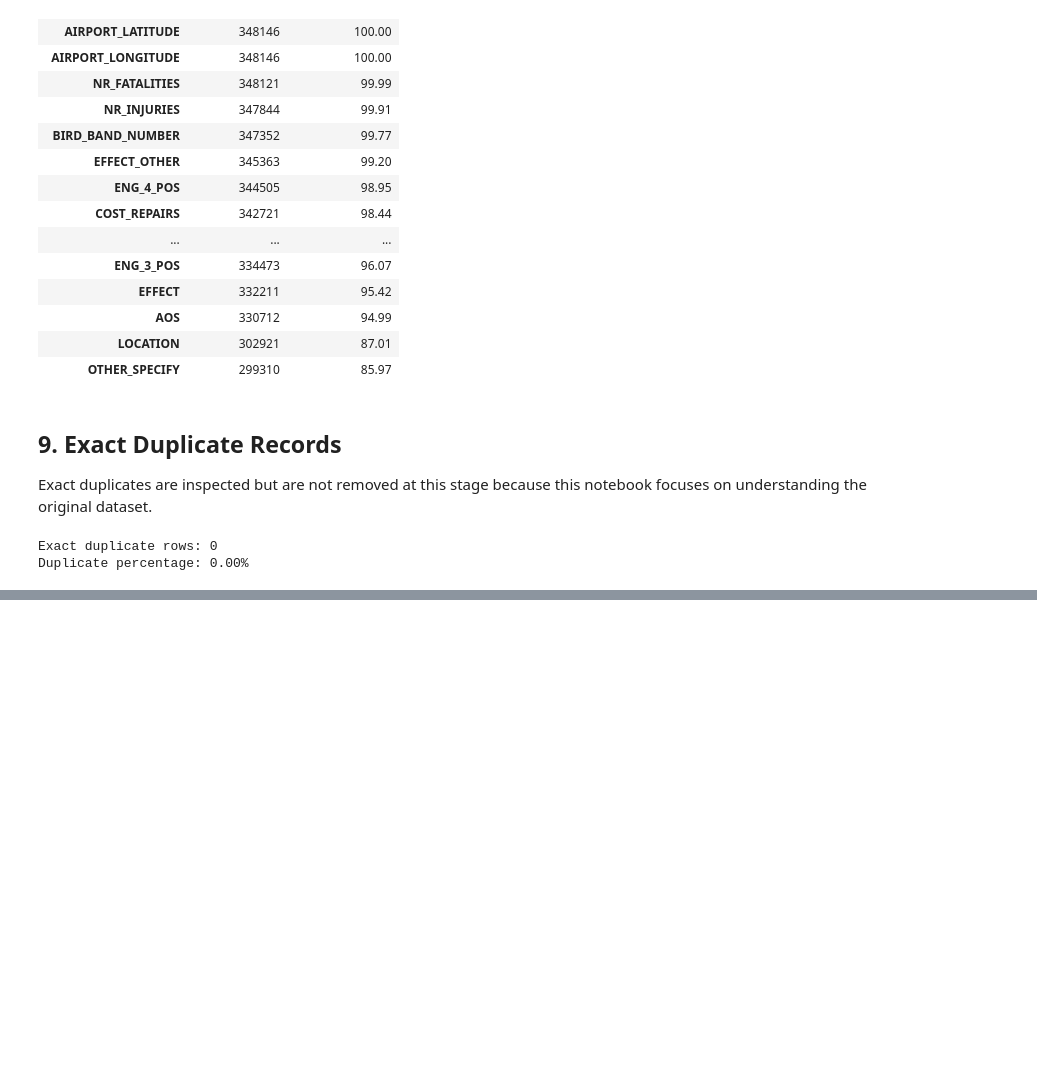
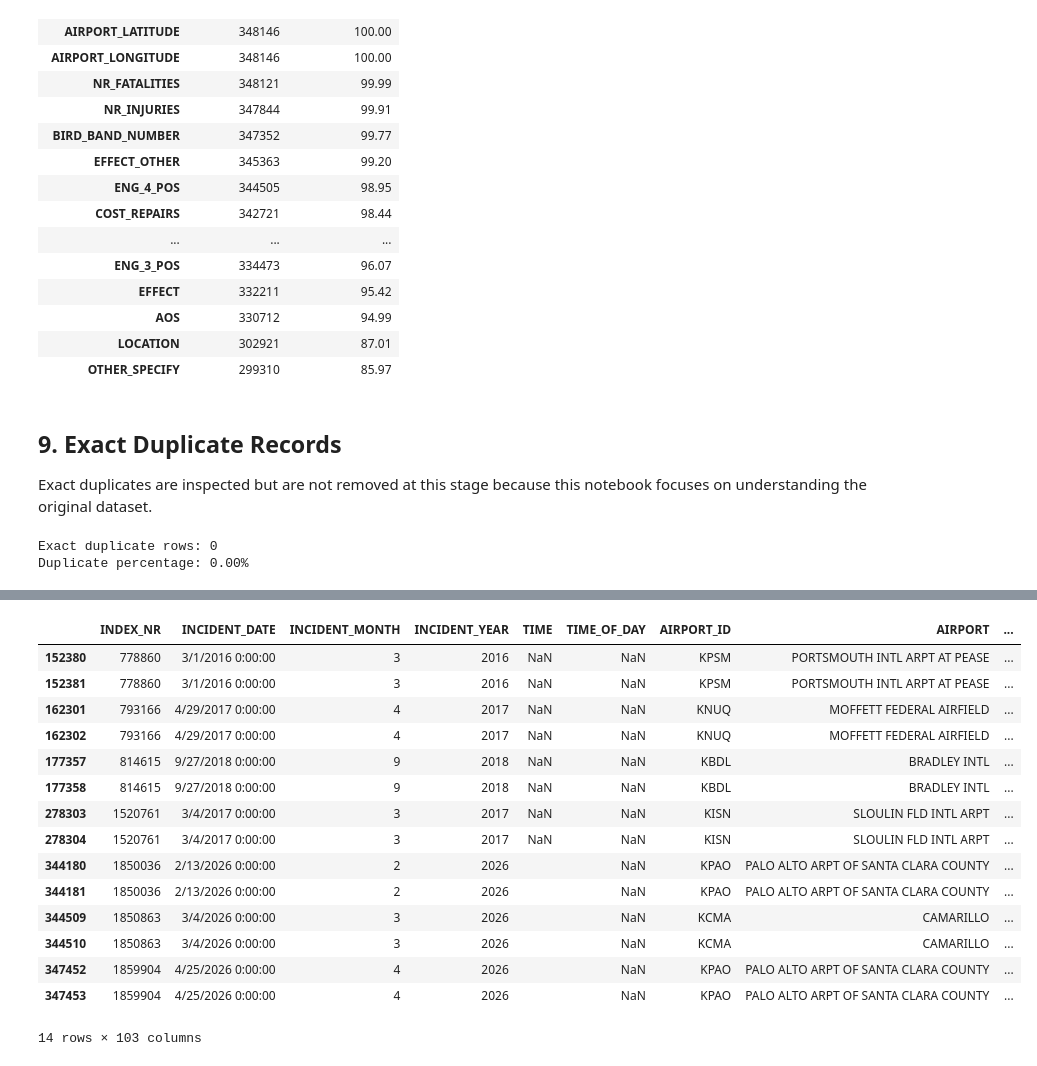
Before and after one commit to Gdfhf/faa-wildlife-strike-damage-analysis, a Jupyter notebook: notebooks/01_data_understanding.ipynb, the cells around one changed output, grey strips where cells are left out. Saved outputs shown, nothing was run; the diff lists cells and outputs as text; code cells hidden in the pictures; blank space fills up the shorter version.

```diff
--- a/notebooks/01_data_understanding.ipynb
+++ b/notebooks/01_data_understanding.ipynb
@@ -181,0 +334,6 @@ Duplicate percentage: 0.00%
+# %%
+ID_COLUMN = "INDEX_NR"
+
+print(f"Total rows: {len(df):,}")
+print(f"Unique IDs: {df[ID_COLUMN].nunique():,}")
+print(f"Repeated IDs: {len(df) - df[ID_COLUMN].nunique():,}")
@@ -181,0 +344,8 @@ Duplicate percentage: 0.00%
+# %%
+id_counts = df[ID_COLUMN].value_counts()
+
+repeated_ids = id_counts[id_counts > 1]
+
+print(f"Number of repeated INDEX_NR values: {len(repeated_ids)}")
+
+repeated_ids
@@ -181,0 +363,25 @@ Duplicate percentage: 0.00%
+# %%
+# Display all records with repeated INDEX_NR values
+repeated_records = (
+    df[df[ID_COLUMN].isin(repeated_ids.index)]
+    .sort_values(ID_COLUMN)
+)
+
+repeated_records
+# %% [output]
+|  | INDEX_NR | INCIDENT_DATE | INCIDENT_MONTH | INCIDENT_YEAR | TIME | TIME_OF_DAY | AIRPORT_ID | AIRPORT | ... |
+| 152380 | 778860 | 3/1/2016 0:00:00 | 3 | 2016 | NaN | NaN | KPSM | PORTSMOUTH INTL ARPT AT PEASE | ... |
+| 152381 | 778860 | 3/1/2016 0:00:00 | 3 | 2016 | NaN | NaN | KPSM | PORTSMOUTH INTL ARPT AT PEASE | ... |
+| 162301 | 793166 | 4/29/2017 0:00:00 | 4 | 2017 | NaN | NaN | KNUQ | MOFFETT FEDERAL AIRFIELD | ... |
+| 162302 | 793166 | 4/29/2017 0:00:00 | 4 | 2017 | NaN | NaN | KNUQ | MOFFETT FEDERAL AIRFIELD | ... |
+| 177357 | 814615 | 9/27/2018 0:00:00 | 9 | 2018 | NaN | NaN | KBDL | BRADLEY INTL | ... |
+| 177358 | 814615 | 9/27/2018 0:00:00 | 9 | 2018 | NaN | NaN | KBDL | BRADLEY INTL | ... |
+| 278303 | 1520761 | 3/4/2017 0:00:00 | 3 | 2017 | NaN | NaN | KISN | SLOULIN FLD INTL ARPT | ... |
+| 278304 | 1520761 | 3/4/2017 0:00:00 | 3 | 2017 | NaN | NaN | KISN | SLOULIN FLD INTL ARPT | ... |
+| 344180 | 1850036 | 2/13/2026 0:00:00 | 2 | 2026 |  | NaN | KPAO | PALO ALTO ARPT OF SANTA CLARA COUNTY | ... |
+| 344181 | 1850036 | 2/13/2026 0:00:00 | 2 | 2026 |  | NaN | KPAO | PALO ALTO ARPT OF SANTA CLARA COUNTY | ... |
+| 344509 | 1850863 | 3/4/2026 0:00:00 | 3 | 2026 |  | NaN | KCMA | CAMARILLO | ... |
+| 344510 | 1850863 | 3/4/2026 0:00:00 | 3 | 2026 |  | NaN | KCMA | CAMARILLO | ... |
+| 347452 | 1859904 | 4/25/2026 0:00:00 | 4 | 2026 |  | NaN | KPAO | PALO ALTO ARPT OF SANTA CLARA COUNTY | ... |
+| 347453 | 1859904 | 4/25/2026 0:00:00 | 4 | 2026 |  | NaN | KPAO | PALO ALTO ARPT OF SANTA CLARA COUNTY | ... |
+14 rows × 103 columns
```
Also changed, not shown: parts of 23 cells of this notebook.
